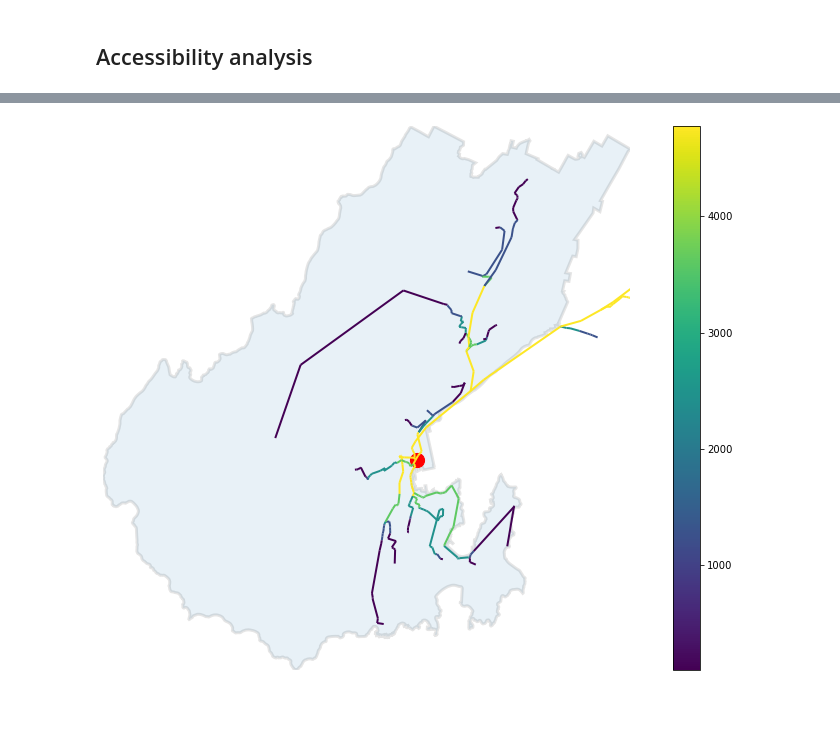
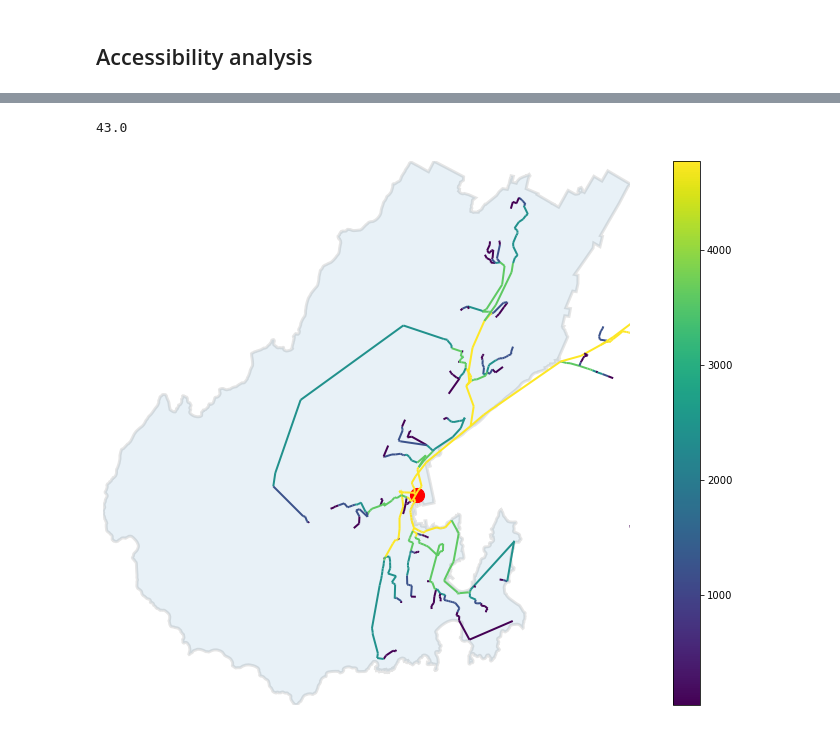
Before and after one commit to shriv/foss4g-workshop, a Jupyter notebook: notebooks/applications.ipynb, the cells around one changed output, grey strips where cells are left out. Cells and saved outputs as stored; diff of their text form; code cells hidden in the pictures.

Commit message:
Adding more robust percentile filtering of flow routes

```diff
--- a/notebooks/applications.ipynb
+++ b/notebooks/applications.ipynb
@@ -149,3 +149,28 @@ count_occurrences = Counter(stn_paths)
 
 for u, v, k, data in G_drive.edges(data=True, keys=True):
   data["occurrences"] = count_occurrences[u,v]
+# %%
+# Plot occurrences on map
+G_nodes_flow_df, G_edges_flow_df = ox.graph_to_gdfs(G_drive)
+ec = get_edge_colors_by_attr(G_drive, 'occurrences', cmap='viridis')
+fig, ax = ox.plot_graph(G_drive, fig_height=10, edge_color= ec, edge_linewidth=2, node_size=0, show=False, close=False)
+
+# Create colourbar
+cmap = mpl.cm.get_cmap('viridis')
+normalize = mpl.colors.Normalize(vmin=min(G_edges_flow_df['occurrences']),vmax=max(G_edges_flow_df['occurrences']))
+
+# Add colourbar to axis
+cax, _ = mpl.colorbar.make_axes(ax, location='right')
+cbar = mpl.colorbar.ColorbarBase(cax, cmap=cmap, norm=normalize)
+
+# Add Wellington Station as a point
+ax.scatter(wgtn_stn[1], wgtn_stn[0], s=200, c='r')
+
+# Add Wellington City boundary as a polygon patch
+wgtn_geometry = gdf['geometry'][0]
+patch = PolygonPatch(wgtn_geometry, ec='k', linewidth=3, alpha=0.1, zorder=-1)
+ax.add_patch(patch)
+
+# Use Wellington bounding box to set limits
+ax.set_xlim(west, east);
+ax.set_ylim(south, north);
@@ -152,8 +179,12 @@ for u, v, k, data in G_drive.edges(data=True, keys=True):
+# %%
+np.percentile(G_edges_flow_df['occurrences'], 95, axis=0)
+# %% [output]
+43.0
 # %%
 ## Convert to exercise
 H = nx.MultiDiGraph()
 for u,v,attr in G_drive.edges(data=True):
-    if attr['occurrences'] > 100:
+    if attr['occurrences'] >= np.percentile(G_edges_flow_df['occurrences'], 95, axis=0):
         H.add_edge(u,v, occurrences=attr['occurrences'], attr_dict=attr)
         H.node[u].update(G_drive.node[u])
         H.node[v].update(G_drive.node[v])
@@ -162,29 +193,29 @@ H.graph['crs'] = G_drive.graph['crs']
 H.graph['name'] = G_drive.graph['name']
 # %%
 # Plot occurrences on map
-G_nodes_flow_df, G_edges_flow_df = ox.graph_to_gdfs(H)
+H_nodes_flow_df, H_edges_flow_df = ox.graph_to_gdfs(H)
 ec = get_edge_colors_by_attr(H, 'occurrences', cmap='viridis')
 fig, ax = ox.plot_graph(H, fig_height=10, edge_color= ec, edge_linewidth=2, node_size=0, show=False, close=False)
 
 # Create colourbar
 cmap = mpl.cm.get_cmap('viridis')
-normalize = mpl.colors.Normalize(vmin=min(G_edges_flow_df['occurrences']),vmax=max(G_edges_flow_df['occurrences']))
+normalize = mpl.colors.Normalize(vmin=min(H_edges_flow_df['occurrences']),vmax=max(H_edges_flow_df['occurrences']))
 
 # Add colourbar to axis
 cax, _ = mpl.colorbar.make_axes(ax, location='right')
 cbar = mpl.colorbar.ColorbarBase(cax, cmap=cmap, norm=normalize)
 
 # Add Wellington Station as a point
 ax.scatter(wgtn_stn[1], wgtn_stn[0], s=200, c='r')
 
 # Add Wellington City boundary as a polygon patch
 wgtn_geometry = gdf['geometry'][0]
 patch = PolygonPatch(wgtn_geometry, ec='k', linewidth=3, alpha=0.1, zorder=-1)
 ax.add_patch(patch)
 
 # Use Wellington bounding box to set limits
 ax.set_xlim(west, east);
 ax.set_ylim(south, north);
 # %% [output]
-[figure, old version]
+[figure, new version]
 # %%
```
Also changed, not shown: parts of 2 cells of this notebook.
